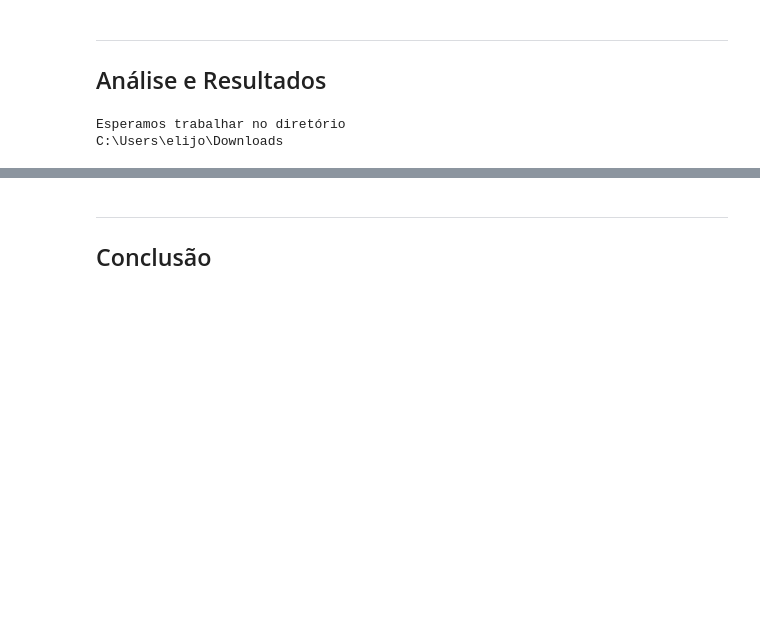
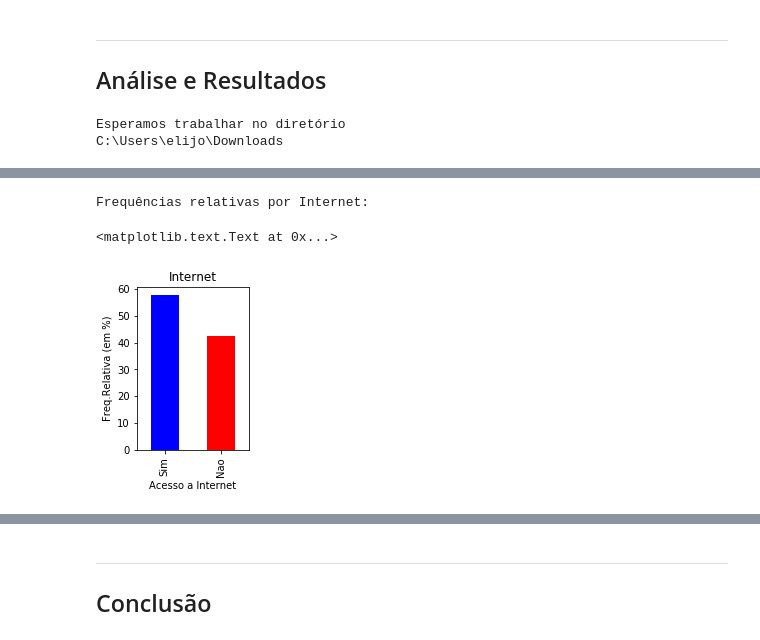
Before and after one commit to elijose55/CD, a Jupyter notebook: Projeto1 Layout.ipynb, the cells around one changed output, grey strips where cells are left out. Cells and saved outputs as stored; diff of their text form; code cells hidden in the pictures; blank space fills up the shorter version.

```diff
--- a/Projeto1 Layout.ipynb
+++ b/Projeto1 Layout.ipynb
@@ -114,0 +139,11 @@ cut
+# %%
+#grafico da frequencia absoluta de acesso a internet
+print('Frequências relativas por Internet:')
+g = (dados.Internet.value_counts(sort=False, normalize=True)*100).round(decimals=1)
+plot = g.plot(kind='bar',title='Internet',figsize=(2, 3),color=('b','r'))
+plt.ylabel('Freq.Relativa (em %)')
+plt.xlabel('Acesso a Internet')
+# %% [output]
+Frequências relativas por Internet:
+<matplotlib.text.Text at 0x...>
+[figure, added]
```
Also changed, not shown: parts of 15 cells of this notebook.
